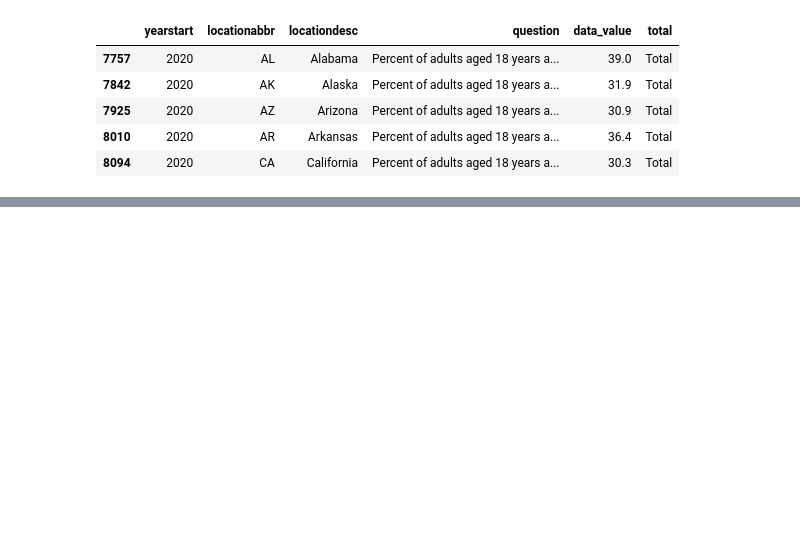
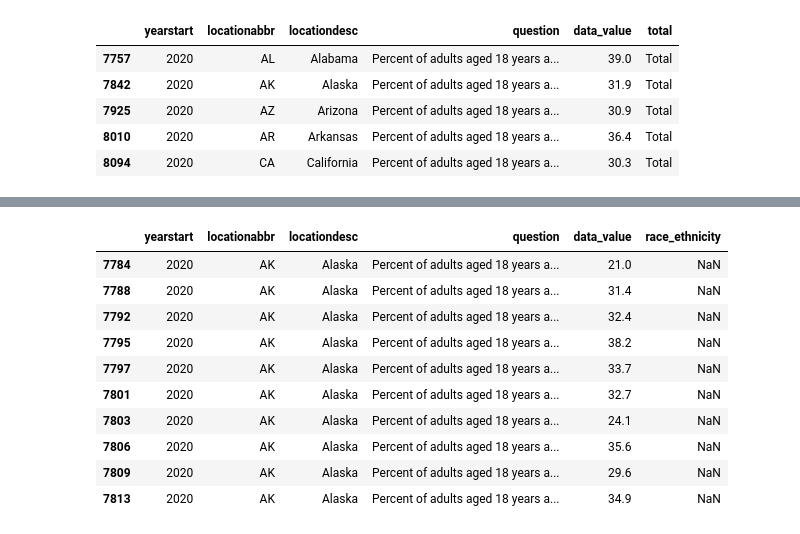
Before and after one commit to HardoModo/Dev10-Capstone, a Jupyter notebook: Shervorn/final.ipynb, the cells around one changed output, grey strips where cells are left out. Saved outputs shown, nothing was run; the diff lists cells and outputs as text; code cells hidden in the pictures; blank space fills up the shorter version.

```diff
--- a/Shervorn/final.ipynb
+++ b/Shervorn/final.ipynb
@@ -737,0 +647,41 @@ food_df['Commodity'] = food_df['Commodity'].str.replace(': Per capita availabili
+# %%
+year = '2020'
+# location = 'US|CO|MS|MA|AL'
+location = 'MT|CA|NY|AK|HI'
+question = 'Percent of adults aged 18 years and older who have obesity'
+
+race_ethnicity_df = cleaned_DF.copy()
+
+race_ethnicity_df = race_ethnicity_df[race_ethnicity_df["yearstart"] == year]
+race_ethnicity_df = race_ethnicity_df[race_ethnicity_df["locationabbr"].str.contains(location)]
+race_ethnicity_df = race_ethnicity_df[race_ethnicity_df["question"] == question]
+
+colsToKeep = [
+    'yearstart',
+    'locationabbr',
+    'locationdesc',
+    'question',
+    'data_value',
+    'race_ethnicity'
+]
+
+race_ethnicity_df = race_ethnicity_df[colsToKeep]
+
+race_ethnicity_df = race_ethnicity_df[race_ethnicity_df['data_value'].notna()]
+
+race_ethnicity_df[["data_value"]] = race_ethnicity_df[["data_value"]].apply(pd.to_numeric)
+race_ethnicity_df[["yearstart"]] = race_ethnicity_df[["yearstart"]].apply(pd.to_numeric)
+
+race_ethnicity_df.head(10)
+# %% [output]
+|  | yearstart | locationabbr | locationdesc | question | data_value | race_ethnicity |
+| 7784 | 2020 | AK | Alaska | Percent of adults aged 18 years a... | 21.0 | NaN |
+| 7788 | 2020 | AK | Alaska | Percent of adults aged 18 years a... | 31.4 | NaN |
+| 7792 | 2020 | AK | Alaska | Percent of adults aged 18 years a... | 32.4 | NaN |
+| 7795 | 2020 | AK | Alaska | Percent of adults aged 18 years a... | 38.2 | NaN |
+| 7797 | 2020 | AK | Alaska | Percent of adults aged 18 years a... | 33.7 | NaN |
+| 7801 | 2020 | AK | Alaska | Percent of adults aged 18 years a... | 32.7 | NaN |
+| 7803 | 2020 | AK | Alaska | Percent of adults aged 18 years a... | 24.1 | NaN |
+| 7806 | 2020 | AK | Alaska | Percent of adults aged 18 years a... | 35.6 | NaN |
+| 7809 | 2020 | AK | Alaska | Percent of adults aged 18 years a... | 29.6 | NaN |
+| 7813 | 2020 | AK | Alaska | Percent of adults aged 18 years a... | 34.9 | NaN |
```
Also changed, not shown: parts of 47 cells of this notebook, 2 other files.
